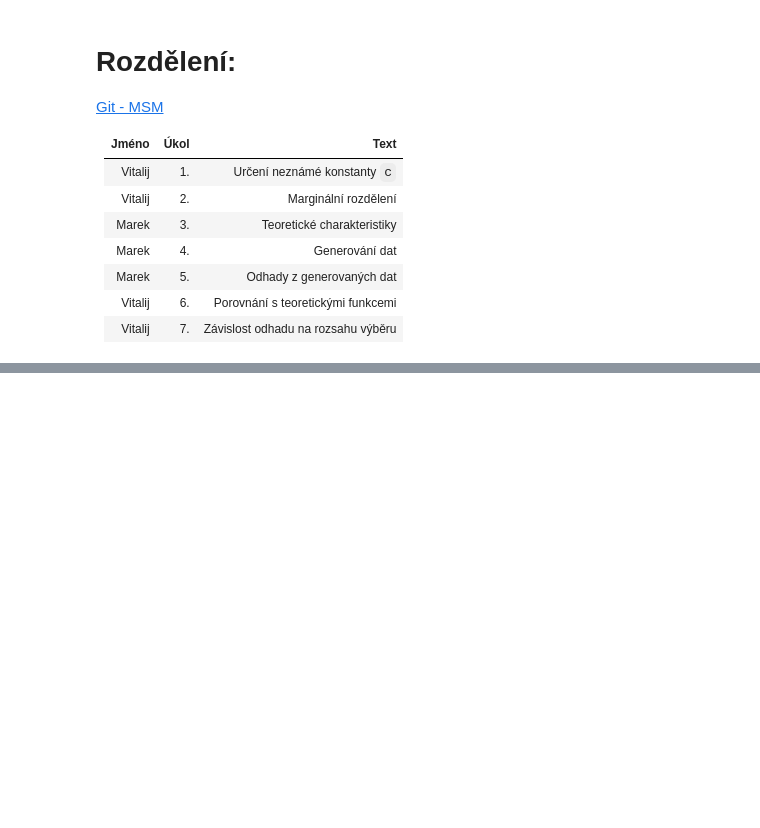
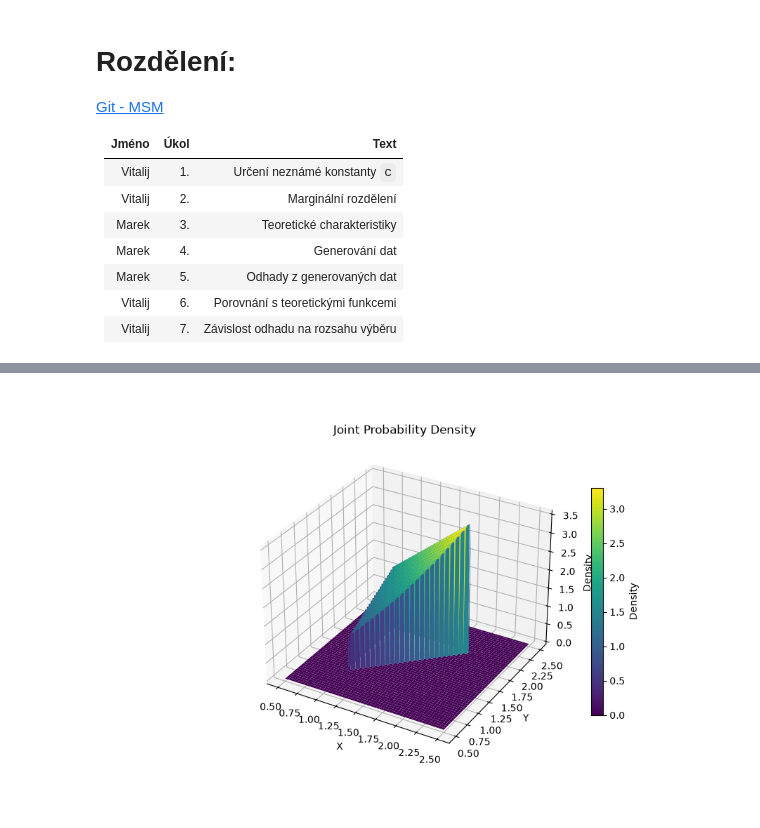
Before and after one commit to VitaliyAtmnk/uloha1, a Jupyter notebook: main.ipynb, the cells around one changed output, grey strips where cells are left out. Cells and saved outputs as stored; diff of their text form; code cells hidden in the pictures; blank space fills up the shorter version.

```diff
--- a/main.ipynb
+++ b/main.ipynb
@@ -42,36 +46,47 @@ RuntimeError: 'widget' is not a recognised GUI loop or backend name
 # %%
 def density_function(x, y):
     return sp.Piecewise(
-        (sp.Rational(4, 9) * x * y, # Funkce
-        (x >= 1) & (x <= 2) & (y >= 1) & (y <= 2)), # Doména funkce
-        (0, True)) # 0 pro vstupy mimo rozsah
+        (sp.Rational(8, 9) * x * y,
+        (x > 1) & (x < y) & (y < 2)),
+        (0, True)
+    )
+
+def create_plot(x_val, y_val, z_val):
+
+    with plt.ioff():
+        fig = plt.figure(figsize=(9, 6))
+
+    ax = fig.add_subplot(111, projection="3d")
+
+    surface = ax.plot_surface(x_val, y_val, z_val, cmap="viridis")
+
+    ax.set_xlabel("X")
+    ax.set_ylabel("Y")
+    ax.set_zlabel("Density")
+    ax.set_title("Joint Probability Density")
+
+    fig.colorbar(surface, ax=ax, label="Density", shrink=0.7)
+
+    display(fig.canvas)
 
 def plot_joint_density(f_xy):
     x, y = sp.symbols("x y", real=True)
 
     f = sp.lambdify((x, y), f_xy(x, y), "numpy")
 
     # Generate coordinates
     values = np.linspace(0.5, 2.5, 200)
     X, Y = np.meshgrid(values, values)
 
     # Calculate density at each point
     Z = f(X, Y)
 
     # Create 3D plot
-    fig = plt.figure(figsize=(16, 9))
-    ax = fig.add_subplot(111, projection="3d")
+    create_plot(X, Y, Z)
 
-    surface = ax.plot_surface(X, Y, Z, cmap="viridis")
-
-    ax.set_xlabel("X")
-    ax.set_ylabel("Y")
-    ax.set_zlabel("Density")
-    ax.set_title("Joint Probability Density")
-
-    fig.colorbar(surface, ax=ax, label="Density", shrink=0.7)
-
-    plt.show()
+plot_joint_density(density_function)
+# %% [output]
+[figure, added]
 # %%
 """
 Calculation of marginal functions, marginal density functions and their visualizations
```
Also changed, not shown: parts of 5 cells of this notebook.
